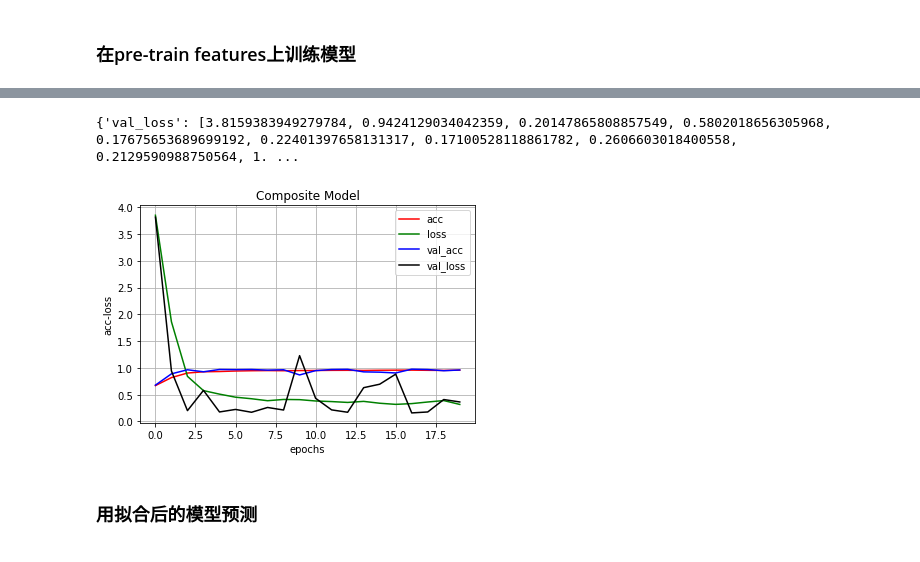
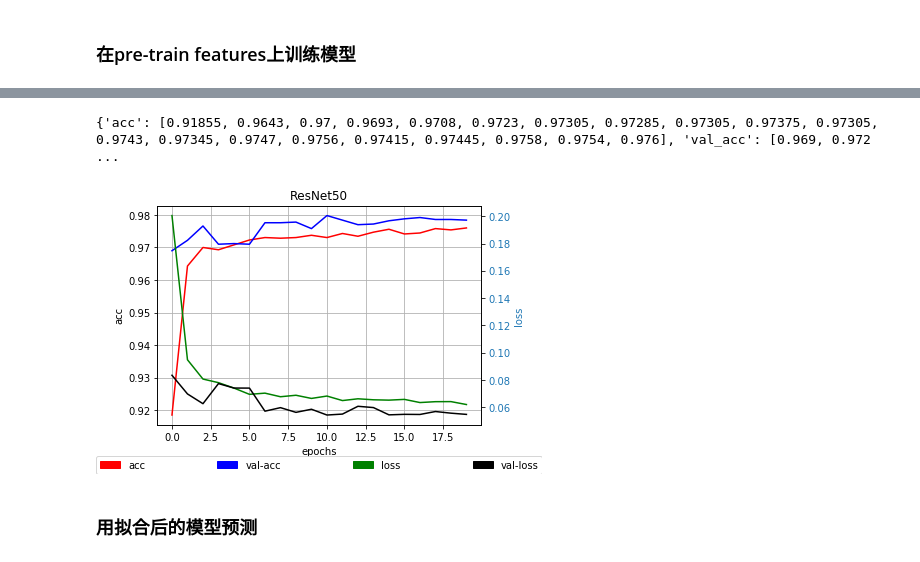
Before and after one commit to blackantchen/ml_final_project, a Jupyter notebook: train_model.ipynb, the cells around one changed output, grey strips where cells are left out. Drawn from its saved outputs; the diff is of its cells as text; code cells hidden in the pictures.

```diff
--- a/train_model.ipynb
+++ b/train_model.ipynb
@@ -3,9 +3,12 @@
 # %% [markdown]
 训练参数设置
 # %%
-pre_features_files = {'ResNet50':'ResNet50_pre_out.h5', 'Xception':'Xception_pre_out.h5', 'InceptionV3':'InceptionV3_pre_out.h5'}
+# pre_features_files = {'ResNet50':'ResNet50_pre_out.h5', 'Xception':'Xception_pre_out.h5', 'InceptionV3':'InceptionV3_pre_out.h5'}
+pre_features_files = {'ResNet50':'ResNet50_pre_out.h5',
+                      'Xception':'Xception_pre_out.h5',
+                      'InceptionResNetV2':'InceptionResNetV2_pre_out.h5'}
 
-composite_model = True
+composite_model = False
 single_model = 'ResNet50'
 
 # check training parameter
@@ -16,4 +19,9 @@ else:
         print("will use composite model")
     else:
         print("will use %s model" %single_model)
+
+if composite_model:
+    model_name = 'Composite_Model'
+else:
+    model_name = single_model
 # %% [output]
@@ -131,8 +139,5 @@ Epoch 20/20
 # %%
-if composite_model:
-    logpath = 'log/composite_mode'
-else:
-    logpath = 'log/'+single_model
+logpath = 'log/'+model_name
 
 model.save(logpath+'.h5')
 with open(logpath+'_hist.txt','w') as f:
@@ -140,48 +145,67 @@ with open(logpath+'_hist.txt','w') as f:
 # %%
 ## 查看 history
 import matplotlib.pyplot as plt
+import matplotlib.patches as mpatches
 
 def read_history_from_file(filename):
     f = open(filename,'r')
     rdbuf = f.read()
     hist = eval(rdbuf)
     f.close()
 
     return hist
 
 def show_history(hist, title_name):
     # epoch as x-axis
     epochs = range(len(hist['acc']))
 
-    fig, ax = plt.subplots()
+    fig, ax1 = plt.subplots()
 
+    ## left scale: acc, val_acc
     # acc
-    ax.plot(epochs, hist['acc'], 'r', label='acc')
+    line_acc = ax1.plot(epochs, hist['acc'], 'r', label='acc')
     # loss
-    ax.plot(epochs, hist['loss'], 'g', label='loss')
+#     ax1.plot(epochs, hist['loss'], 'g', label='loss')
     # val_acc
-    ax.plot(epochs, hist['val_acc'], 'b', label='val_acc')
+    line_val_acc = ax1.plot(epochs, hist['val_acc'], 'b', label='val_acc')
     # val_loss
-    ax.plot(epochs, hist['val_loss'], 'k', label='val_loss')
+#     ax1.plot(epochs, hist['val_loss'], 'k', label='val_loss')
 
-    ax.set(xlabel='epochs', ylabel='acc-loss',title=title_name)
+    ax1.set(xlabel='epochs', ylabel='acc',title=title_name)
 
-    ax.legend(loc='best', fancybox=True, fontsize=10)
+    ## right scale: loss, val_loss
+    ax2 = ax1.twinx()  # instantiate a second axes that shares the same x-axis
+    color = 'tab:blue'
+    ax2.set_ylabel('loss', color=color)  # we already handled the x-label with ax1
+    line_loss = ax2.plot(epochs, hist['loss'], 'g', label='loss')
+    line_val_loss = ax2.plot(epochs, hist['val_loss'], 'k', label='val_loss')
+    ax2.tick_params(axis='y', labelcolor=color)
 
-    ax.grid(True)
+#     ax1.legend(loc='upper right', fancybox=True,)
+#     ax2.legend(loc='lower right', fancybox=True)
+
+    ax1.grid(True)
+    fig.tight_layout()  # otherwise the right y-label is slightly clipped
+
+    acc_patch = mpatches.Patch(color='r', label='acc',linestyle='-')
+    val_acc_patch = mpatches.Patch(color='b', label='val-acc')
+    loss_patch = mpatches.Patch(color='g', label='loss')
+    val_loss_patch = mpatches.Patch(color='k', label='val-loss')
+    fig.legend(handles=[acc_patch, val_acc_patch, loss_patch, val_loss_patch],
+               ncol=4, loc='lower center',
+               mode="expand", borderaxespad=0.)
 
     fig.show()
 
-hist = read_history_from_file(logpath+'_hist.txt')
+histfile = 'log/'+model_name+'_hist.txt'
+hist = read_history_from_file(histfile)
 print(hist)
-if composite_model:
-    title_name = 'Composite Model'
-else:
-    title_name = single_model
+
+title_name = model_name
 show_history(hist, title_name)
 # %% [output]
-{'val_loss': [3.8159383949279784, 0.9424129034042359, 0.20147865808857549, 0.5802018656305968, 0.17675653689699192, 0.22401397658131317, 0.17100528118861782, 0.2606603018400558, 0.2129590988750564, 1. ...
+{'acc': [0.91855, 0.9643, 0.97, 0.9693, 0.9708, 0.9723, 0.97305, 0.97285, 0.97305, 0.97375, 0.97305, 0.9743, 0.97345, 0.9747, 0.9756, 0.97415, 0.97445, 0.9758, 0.9754, 0.976], 'val_acc': [0.969, 0.972 ...
-[figure, old version]
+[figure, new version]
 # %% [markdown]
 ### 用拟合后的模型预测
 # %%
```
Also changed, not shown: parts of 6 cells of this notebook, 8 other files.
